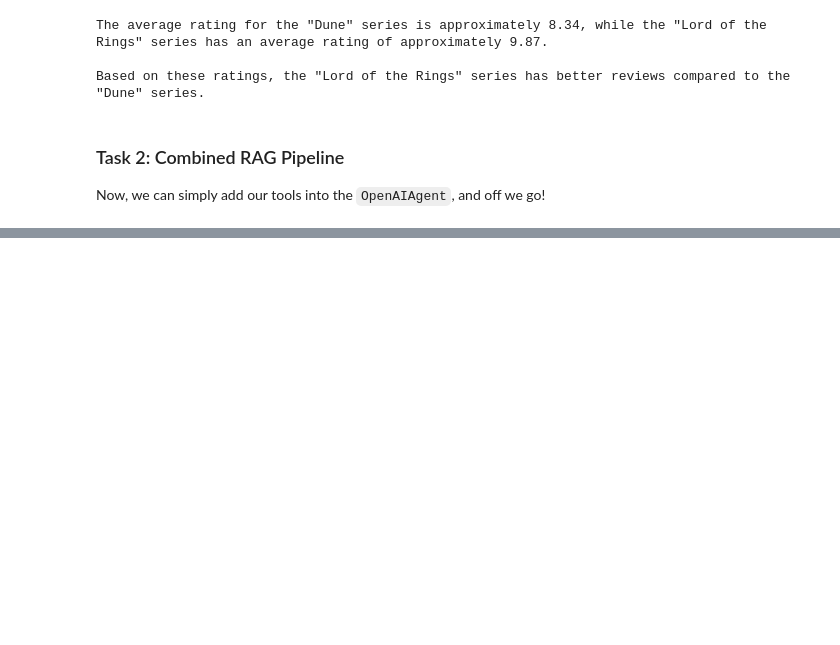
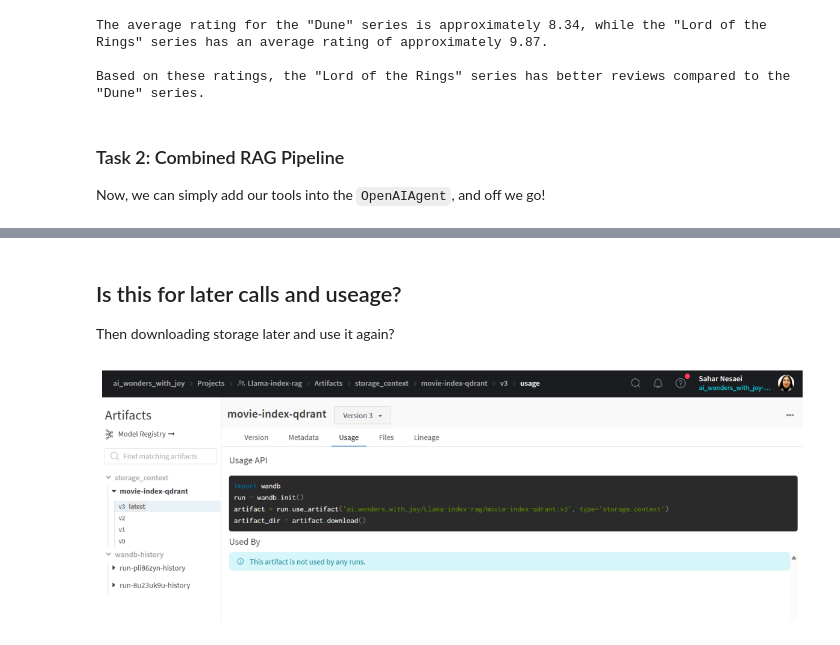
Before and after one commit to sahanes/AIE3, a Jupyter notebook: Week 5/Day 1/Building_Advanced_RAG_with_LlamaIndex_Assignment_Version.ipynb, the cells around one changed output, grey strips where cells are left out. Drawn from its saved outputs; the diff is of its cells as text; code cells hidden in the pictures; blank space fills up the shorter version.

```diff
--- a/Week 5/Day 1/Building_Advanced_RAG_with_LlamaIndex_Assignment_Version.ipynb
+++ b/Week 5/Day 1/Building_Advanced_RAG_with_LlamaIndex_Assignment_Version.ipynb
@@ -1208,0 +1155,16 @@ wandb_callback.finish()
+# %% [markdown]
+## Is this for later calls and useage?
+Then downloading storage later and use it again?
+# %%
+# Load an image file
+img_path = "WandB-apicalls.png"
+img = Image.open(img_path)
+
+plt.figure(figsize=(15, 10))
+
+# Display the image using matplotlib
+plt.imshow(img)
+plt.axis('off')  # Hide axes
+plt.show()
+# %% [output]
+[figure, added]
```
Also changed, not shown: parts of 22 cells of this notebook, 1 other file.
